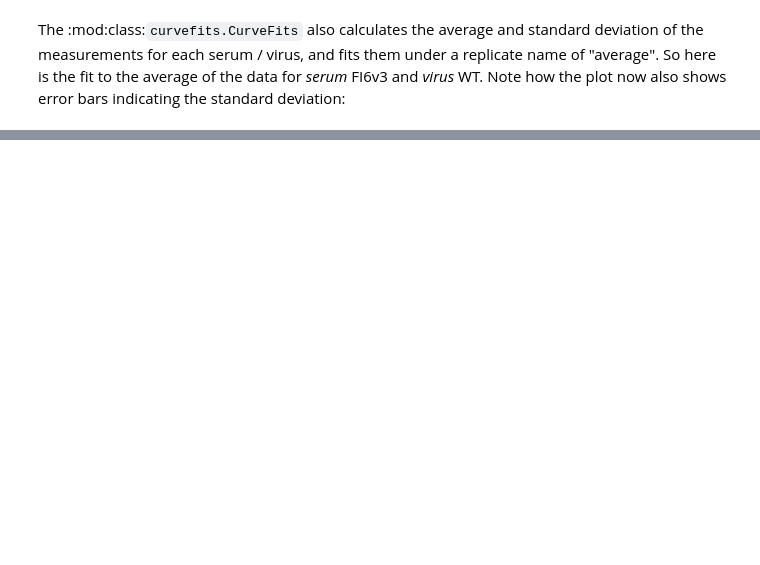
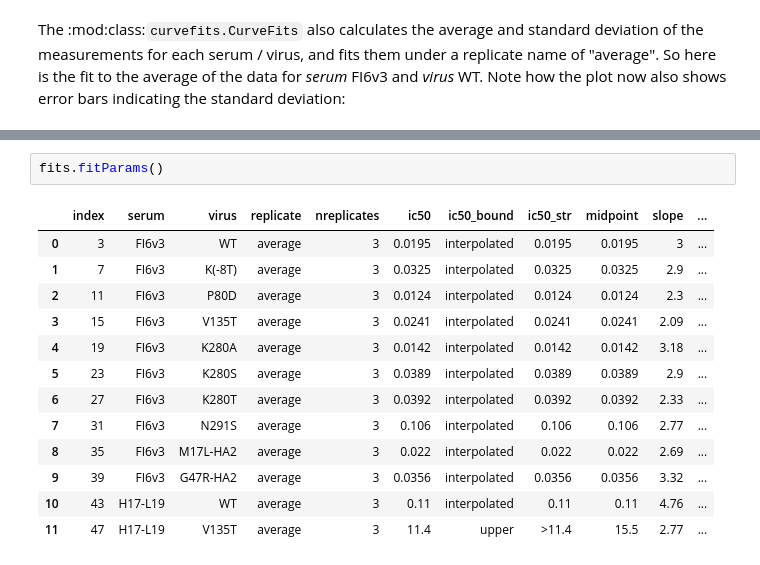
Before and after one commit to jbloomlab/neutcurve, a Jupyter notebook: docs/examples/curvefits.ipynb, the cells around one changed output, grey strips where cells are left out. Drawn from its saved outputs; the diff is of its cells as text; blank space fills up the shorter version.

```diff
--- a/docs/examples/curvefits.ipynb
+++ b/docs/examples/curvefits.ipynb
@@ -114,0 +131,16 @@ The IC50 is 0.0162
+# %%
+fits.fitParams()
+# %% [output]
+|  | index | serum | virus | replicate | nreplicates | ic50 | ic50_bound | ic50_str | midpoint | slope | ... |
+| 0 | 3 | FI6v3 | WT | average | 3 | 0.0195 | interpolated | 0.0195 | 0.0195 | 3 | ... |
+| 1 | 7 | FI6v3 | K(-8T) | average | 3 | 0.0325 | interpolated | 0.0325 | 0.0325 | 2.9 | ... |
+| 2 | 11 | FI6v3 | P80D | average | 3 | 0.0124 | interpolated | 0.0124 | 0.0124 | 2.3 | ... |
+| 3 | 15 | FI6v3 | V135T | average | 3 | 0.0241 | interpolated | 0.0241 | 0.0241 | 2.09 | ... |
+| 4 | 19 | FI6v3 | K280A | average | 3 | 0.0142 | interpolated | 0.0142 | 0.0142 | 3.18 | ... |
+| 5 | 23 | FI6v3 | K280S | average | 3 | 0.0389 | interpolated | 0.0389 | 0.0389 | 2.9 | ... |
+| 6 | 27 | FI6v3 | K280T | average | 3 | 0.0392 | interpolated | 0.0392 | 0.0392 | 2.33 | ... |
+| 7 | 31 | FI6v3 | N291S | average | 3 | 0.106 | interpolated | 0.106 | 0.106 | 2.77 | ... |
+| 8 | 35 | FI6v3 | M17L-HA2 | average | 3 | 0.022 | interpolated | 0.022 | 0.022 | 2.69 | ... |
+| 9 | 39 | FI6v3 | G47R-HA2 | average | 3 | 0.0356 | interpolated | 0.0356 | 0.0356 | 3.32 | ... |
+| 10 | 43 | H17-L19 | WT | average | 3 | 0.11 | interpolated | 0.11 | 0.11 | 4.76 | ... |
+| 11 | 47 | H17-L19 | V135T | average | 3 | 11.4 | upper | >11.4 | 15.5 | 2.77 | ... |
```
Also changed, not shown: parts of 22 cells of this notebook, 2 other files.
